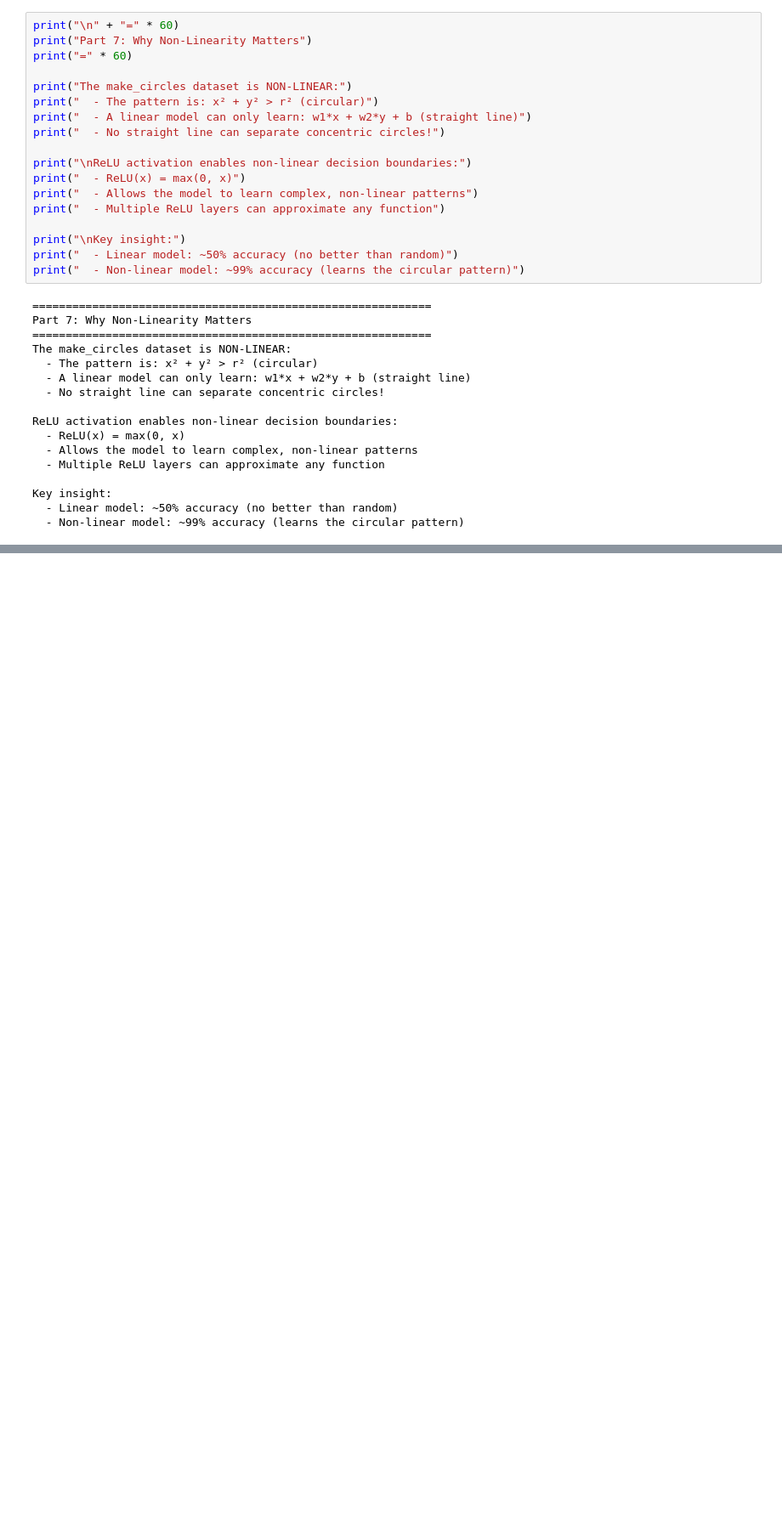
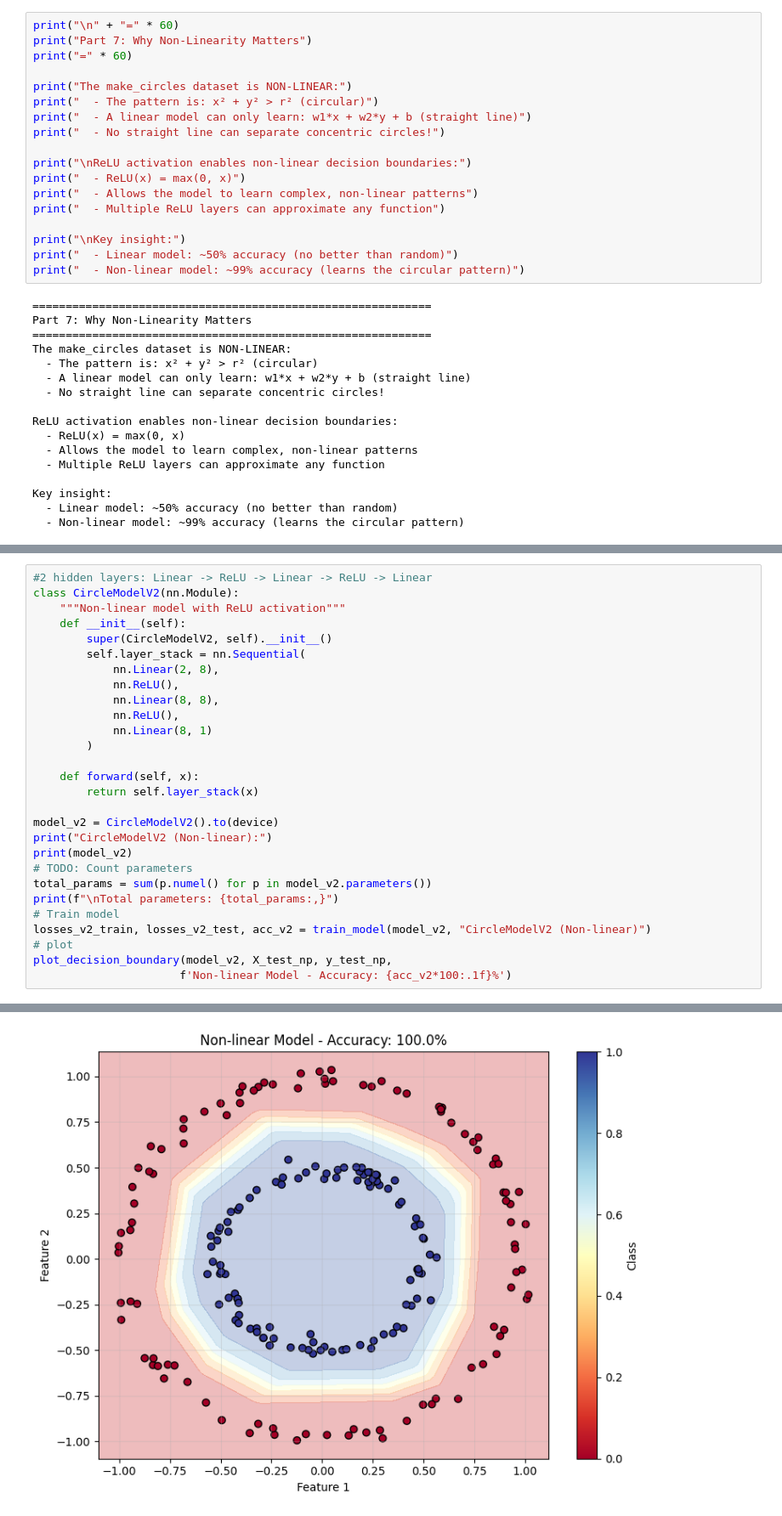
Before and after one commit to TranQuocHuy83/mlops_training---module03---HuyTran-, a Jupyter notebook: 03_non_linear_classification.ipynb, the cells around one changed output, grey strips where cells are left out. Shown at 85% size. Saved outputs shown, nothing was run; the diff lists cells and outputs as text; blank space fills up the shorter version.

Commit message:
Hoàn thành bài 03_non_linear_classification

```diff
--- a/03_non_linear_classification.ipynb
+++ b/03_non_linear_classification.ipynb
@@ -346,0 +362,29 @@ Key insight:
+# %%
+#2 hidden layers: Linear -> ReLU -> Linear -> ReLU -> Linear
+class CircleModelV2(nn.Module):
+    """Non-linear model with ReLU activation"""
+    def __init__(self):
+        super(CircleModelV2, self).__init__()
+        self.layer_stack = nn.Sequential(
+            nn.Linear(2, 8),
+            nn.ReLU(),
+            nn.Linear(8, 8),
+            nn.ReLU(),
+            nn.Linear(8, 1)
+        )
+
+    def forward(self, x):
+        return self.layer_stack(x)
+
+model_v2 = CircleModelV2().to(device)
+print("CircleModelV2 (Non-linear):")
+print(model_v2)
+# TODO: Count parameters
+total_params = sum(p.numel() for p in model_v2.parameters())
+print(f"\nTotal parameters: {total_params:,}")
+# Train model
+losses_v2_train, losses_v2_test, acc_v2 = train_model(model_v2, "CircleModelV2 (Non-linear)")
+# plot
+plot_decision_boundary(model_v2, X_test_np, y_test_np,
+                      f'Non-linear Model - Accuracy: {acc_v2*100:.1f}%')
+# %% [output]
@@ -346,0 +406 @@ Key insight:
+[figure, added]
```
Also changed, not shown: parts of 18 cells of this notebook.
